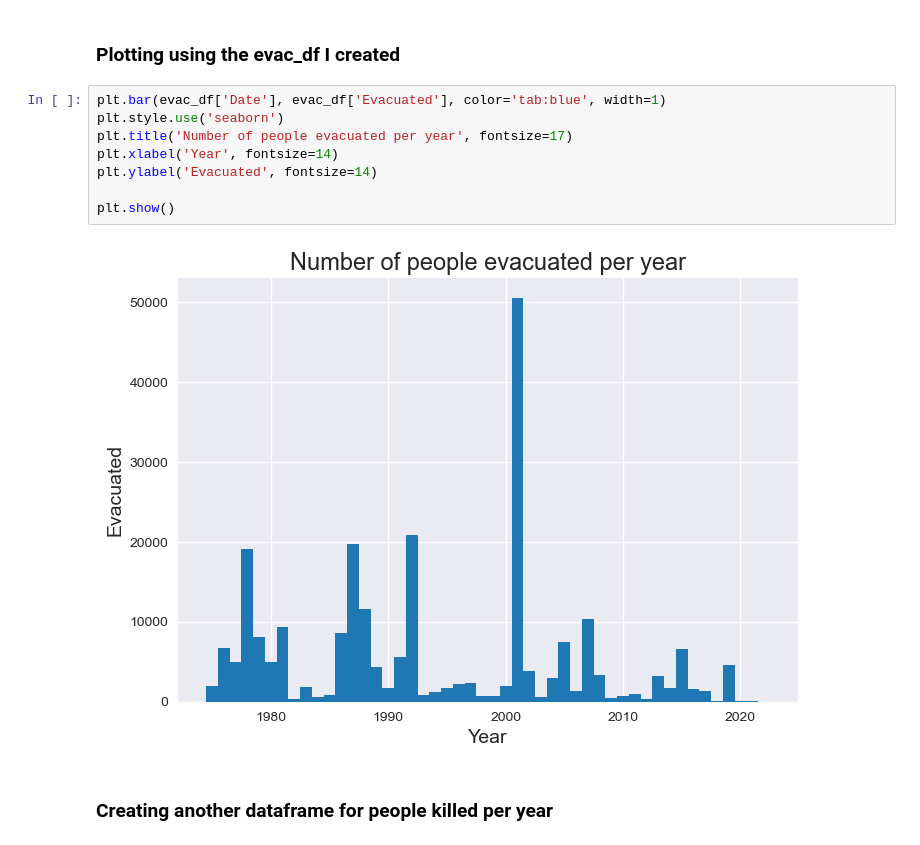
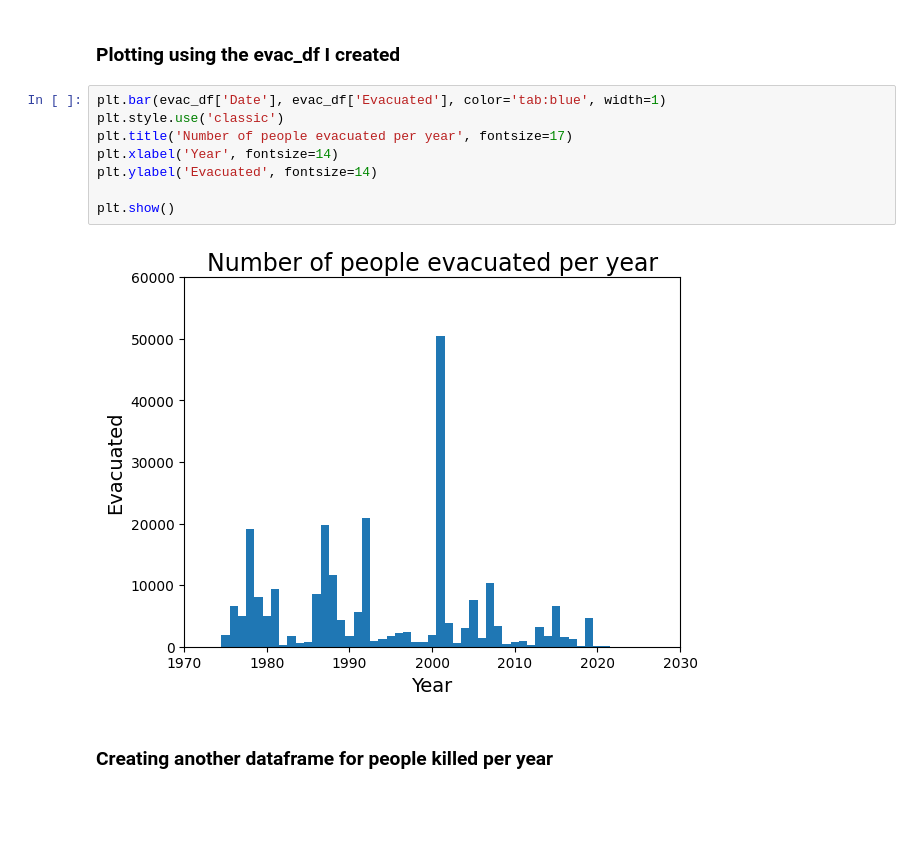
Before and after one commit to Charles-McNay/Rail_Incident_Analysis, a Jupyter notebook: Railroad_Project.ipynb, the cells around one changed output. Drawn from its saved outputs; the diff is of its cells as text; blank space fills up the shorter version.

```diff
--- a/Railroad_Project.ipynb
+++ b/Railroad_Project.ipynb
@@ -304,14 +285,14 @@ plt.style.available
 ### Plotting using the evac_df I created
 # %%
 plt.bar(evac_df['Date'], evac_df['Evacuated'], color='tab:blue', width=1)
-plt.style.use('seaborn')
+plt.style.use('classic')
 plt.title('Number of people evacuated per year', fontsize=17)
 plt.xlabel('Year', fontsize=14)
 plt.ylabel('Evacuated', fontsize=14)
 
 plt.show()
 # %% [output]
-[figure, old version]
+[figure, new version]
 # %% [markdown]
 ### Creating another dataframe for people killed per year
 # %%
```
Also changed, not shown: parts of 6 cells of this notebook, 1 other file.
